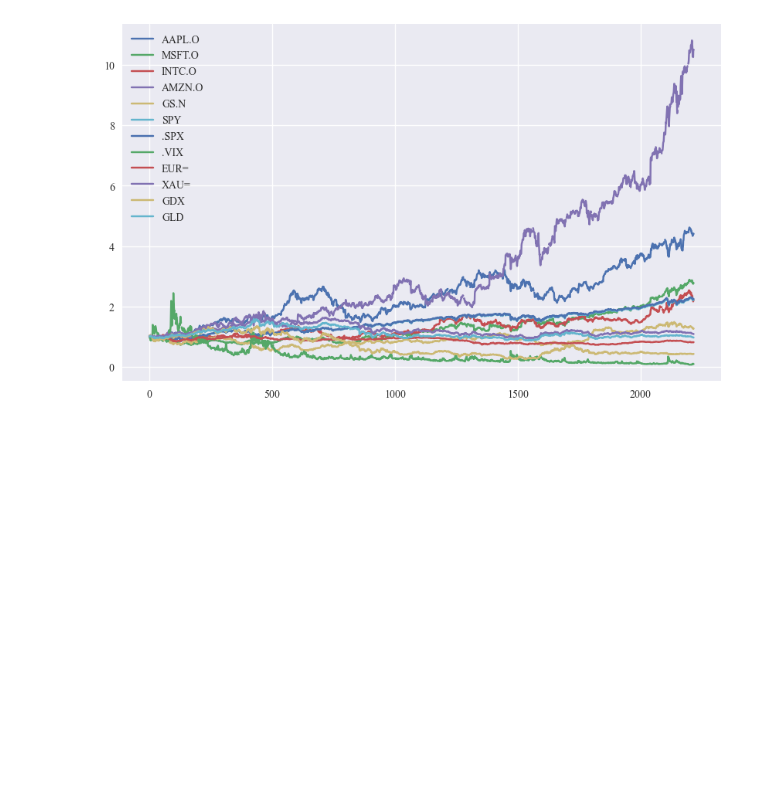
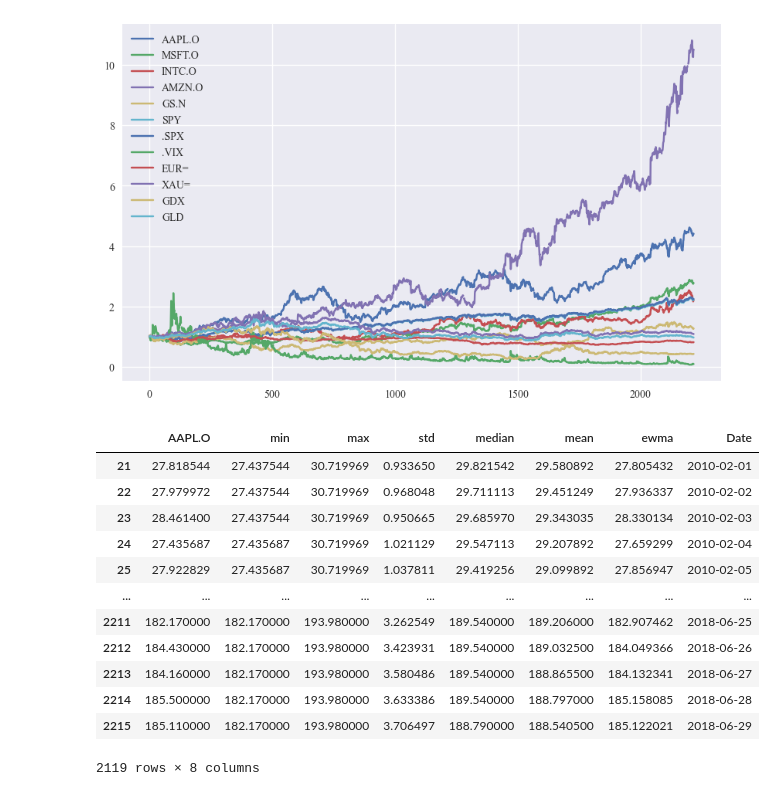
Before and after one commit to PawanJadhav7/Python_Finance, a Jupyter notebook: Time_Series.ipynb, the cells around one changed output. Saved outputs shown, nothing was run; the diff lists cells and outputs as text; code cells hidden in the pictures; blank space fills up the shorter version.

```diff
--- a/Time_Series.ipynb
+++ b/Time_Series.ipynb
@@ -164,0 +170,24 @@ plt.show()
+# %%
+window = 20
+data_symbol['Date'] = eod_dat_csv[date]
+data_symbol['min'] = data_symbol[symbol].rolling(window=window).min()
+data_symbol['max'] = data_symbol[symbol].rolling(window=window).max()
+data_symbol['std'] = data_symbol[symbol].rolling(window=window).std()
+data_symbol['median'] = data_symbol[symbol].rolling(window=window).median()
+data_symbol['mean'] = data_symbol[symbol].rolling(window=window).mean()
+data_symbol['ewma'] = data_symbol[symbol].ewm(halflife=0.5,min_periods=window).mean()
+data_symbol.dropna()
+# %% [output]
+|  | AAPL.O | min | max | std | median | mean | ewma | Date |
+| 21 | 27.818544 | 27.437544 | 30.719969 | 0.933650 | 29.821542 | 29.580892 | 27.805432 | 2010-02-01 |
+| 22 | 27.979972 | 27.437544 | 30.719969 | 0.968048 | 29.711113 | 29.451249 | 27.936337 | 2010-02-02 |
+| 23 | 28.461400 | 27.437544 | 30.719969 | 0.950665 | 29.685970 | 29.343035 | 28.330134 | 2010-02-03 |
+| 24 | 27.435687 | 27.435687 | 30.719969 | 1.021129 | 29.547113 | 29.207892 | 27.659299 | 2010-02-04 |
+| 25 | 27.922829 | 27.435687 | 30.719969 | 1.037811 | 29.419256 | 29.099892 | 27.856947 | 2010-02-05 |
+| ... | ... | ... | ... | ... | ... | ... | ... | ... |
+| 2211 | 182.170000 | 182.170000 | 193.980000 | 3.262549 | 189.540000 | 189.206000 | 182.907462 | 2018-06-25 |
+| 2212 | 184.430000 | 182.170000 | 193.980000 | 3.423931 | 189.540000 | 189.032500 | 184.049366 | 2018-06-26 |
+| 2213 | 184.160000 | 182.170000 | 193.980000 | 3.580486 | 189.540000 | 188.865500 | 184.132341 | 2018-06-27 |
+| 2214 | 185.500000 | 182.170000 | 193.980000 | 3.633386 | 189.540000 | 188.797000 | 185.158085 | 2018-06-28 |
+| 2215 | 185.110000 | 182.170000 | 193.980000 | 3.706497 | 188.790000 | 188.540500 | 185.122021 | 2018-06-29 |
+2119 rows × 8 columns
```
Also changed, not shown: parts of 5 cells of this notebook, 1 other file.
